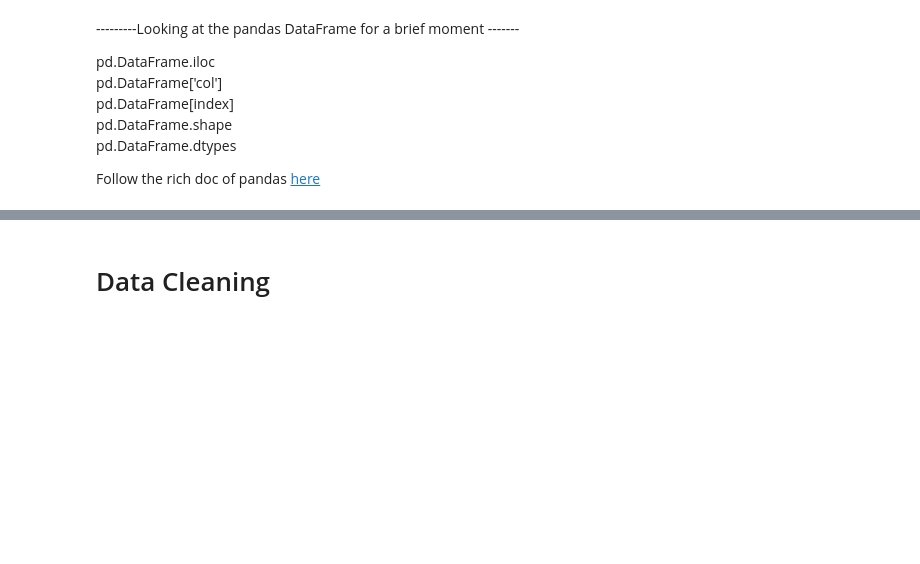
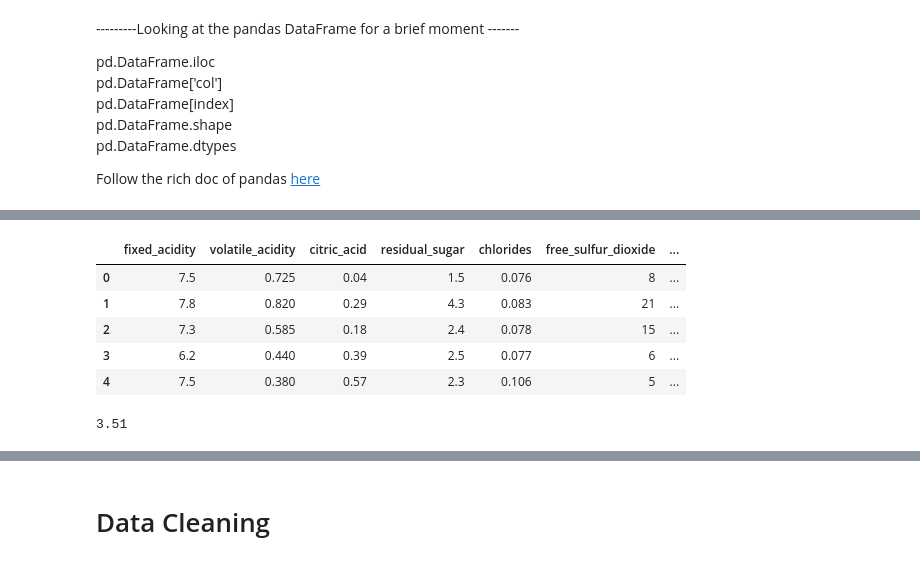
Before and after one commit to architjen/Orness_DS_training, a Jupyter notebook: Orness_notebook2.ipynb, the cells around one changed output, grey strips where cells are left out. Drawn from its saved outputs; the diff is of its cells as text; code cells hidden in the pictures; blank space fills up the shorter version.

```diff
--- a/Orness_notebook2.ipynb
+++ b/Orness_notebook2.ipynb
@@ -48,4 +88,17 @@ df_csv.head(10)
 # %%
 df_json = pd.read_json(path+'winequality_4.json', orient ='records', lines=True)
+# %%
+df_json.head(5)
+# %% [output]
+|  | fixed_acidity | volatile_acidity | citric_acid | residual_sugar | chlorides | free_sulfur_dioxide | ... |
+| 0 | 7.5 | 0.725 | 0.04 | 1.5 | 0.076 | 8 | ... |
+| 1 | 7.8 | 0.820 | 0.29 | 4.3 | 0.083 | 21 | ... |
+| 2 | 7.3 | 0.585 | 0.18 | 2.4 | 0.078 | 15 | ... |
+| 3 | 6.2 | 0.440 | 0.39 | 2.5 | 0.077 | 6 | ... |
+| 4 | 7.5 | 0.380 | 0.57 | 2.3 | 0.106 | 5 | ... |
+# %%
+df_json['pH'].iloc[3]
+# %% [output]
+3.51
 # %%
 df_csv.dtypes
```
Also changed, not shown: parts of 25 cells of this notebook, 2 other files.
